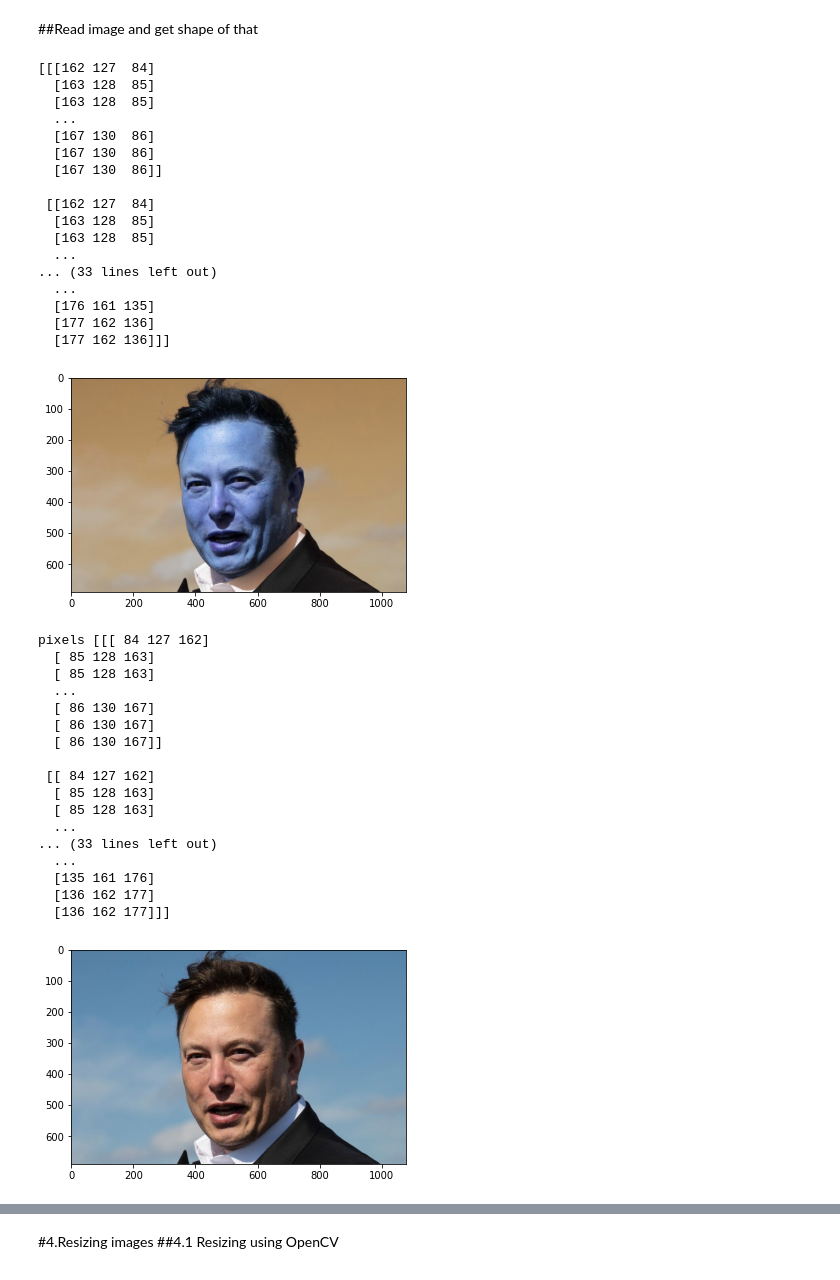
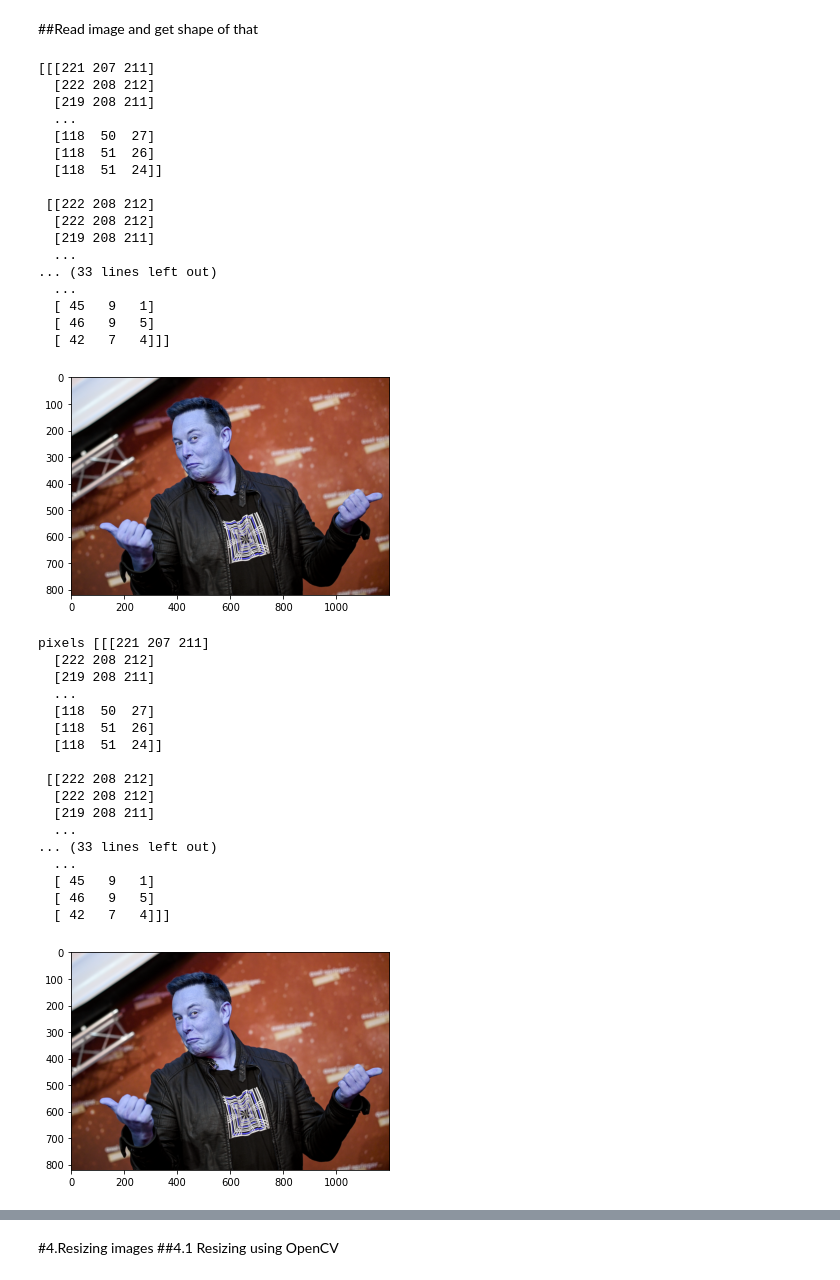
Before and after one commit to mak-world-research/Image-processing-featch-data, a Jupyter notebook: Image_processing_image_collection.ipynb, the cells around one changed output, grey strips where cells are left out. Saved outputs shown, nothing was run; the diff lists cells and outputs as text; code cells hidden in the pictures.

Commit message:
Add files via upload
This is a script for downloading images(using bing image downloader) and processing (crop and resize) images in keras

```diff
--- a/Image_processing_image_collection.ipynb
+++ b/Image_processing_image_collection.ipynb
@@ -73,49 +117,49 @@ downloader.download("Elon Musk", limit=100,  output_dir='Elon1',
 # %% [markdown]
 ##Read image and get shape of that
 # %%
-img = cv2.imread("Copy of Image_1.jpg")
+img = cv2.imread("Image_1.jpg")
 print(img)
 plt.imshow(img)
 plt.show()
-pixels = np.array(image)
+pixels = np.array(img)
 print('pixels', pixels)
 plt.imshow(pixels)
 plt.show()
 # %% [output]
-[[[162 127  84]
-  [163 128  85]
-  [163 128  85]
+[[[221 207 211]
+  [222 208 212]
+  [219 208 211]
   ...
-  [167 130  86]
-  [167 130  86]
-  [167 130  86]]
+  [118  50  27]
+  [118  51  26]
+  [118  51  24]]
 
- [[162 127  84]
-  [163 128  85]
-  [163 128  85]
+ [[222 208 212]
+  [222 208 212]
+  [219 208 211]
   ...
 ... (33 lines left out)
   ...
-  [176 161 135]
-  [177 162 136]
-  [177 162 136]]]
+  [ 45   9   1]
+  [ 46   9   5]
+  [ 42   7   4]]]
-[figure, old version]
+[figure, new version]
-pixels [[[ 84 127 162]
-  [ 85 128 163]
-  [ 85 128 163]
+pixels [[[221 207 211]
+  [222 208 212]
+  [219 208 211]
   ...
-  [ 86 130 167]
-  [ 86 130 167]
-  [ 86 130 167]]
+  [118  50  27]
+  [118  51  26]
+  [118  51  24]]
 
- [[ 84 127 162]
-  [ 85 128 163]
-  [ 85 128 163]
+ [[222 208 212]
+  [222 208 212]
+  [219 208 211]
   ...
 ... (33 lines left out)
   ...
-  [135 161 176]
-  [136 162 177]
-  [136 162 177]]]
+  [ 45   9   1]
+  [ 46   9   5]
+  [ 42   7   4]]]
-[figure, old version]
+[figure, new version]
 # %%
```
Also changed, not shown: parts of 6 cells of this notebook.
